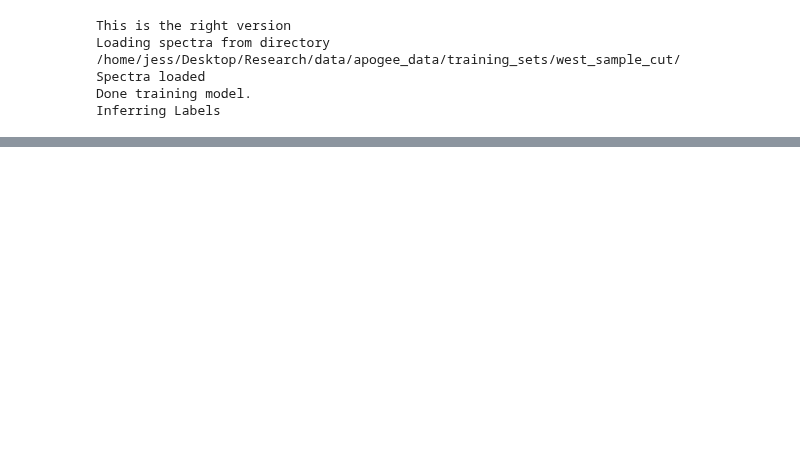
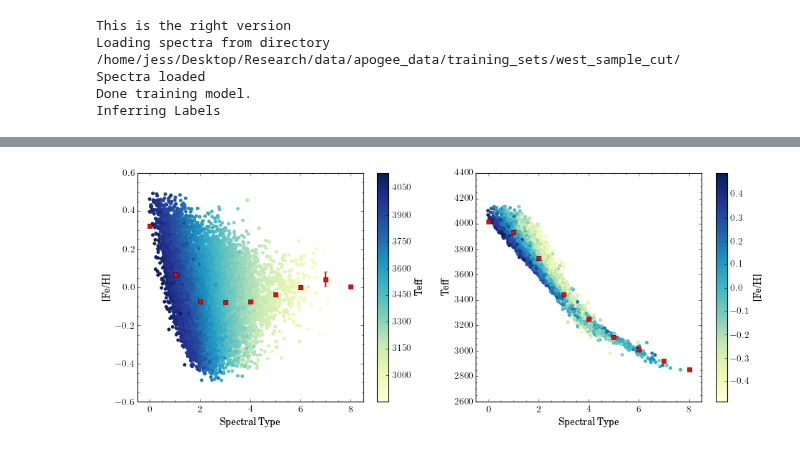
Before and after one commit to jbirky/Mdwarf_project, a Jupyter notebook: cannon_runs/apogee_test/test_west_model.ipynb, the cells around one changed output, grey strips where cells are left out. Cells and saved outputs as stored; diff of their text form; code cells hidden in the pictures; blank space fills up the shorter version.

```diff
--- a/cannon_runs/apogee_test/test_west_model.ipynb
+++ b/cannon_runs/apogee_test/test_west_model.ipynb
@@ -271,0 +179,32 @@ len(np.where(tst_label.T[0] > 7)[0])
+# %%
+subtypes = list(set(test['INT_SPT']))
+mean_feh, std_feh = [], []
+mean_teff, std_teff = [], []
+
+for sub in subtypes:
+    sub_test = test[test['INT_SPT'] == sub]
+    N = len(sub_test)
+    mean_feh.append(np.mean(sub_test['FE_H']))
+    std_feh.append(np.std(sub_test['FE_H'])/math.sqrt(N))
+    mean_teff.append(np.mean(sub_test['TEFF']))
+    std_teff.append(np.std(sub_test['TEFF'])/math.sqrt(N))
+
+fig, (ax1, ax2) = plt.subplots(1,2, figsize=[14,5])
+pl1 = ax1.scatter(test['SPT'], test['FE_H'], edgecolor='none', c=test['TEFF'], cmap='YlGnBu')
+ax1.errorbar(subtypes, mean_feh, yerr=std_feh, color='r', linewidth=2, fmt='s')
+plt.colorbar(pl1, ax=ax1).set_label('Teff')
+ax1.set_xlim(-.5,8.5)
+ax1.set_xlabel('Spectral Type')
+ax1.set_ylabel('[Fe/H]')
+ax1.minorticks_on()
+
+pl2 = ax2.scatter(test['SPT'], test['TEFF'], edgecolor='none', c=test['FE_H'], cmap='YlGnBu')
+ax2.errorbar(subtypes, mean_teff, yerr=std_teff, color='r', linewidth=2, fmt='s')
+plt.colorbar(pl2, ax=ax2).set_label('[Fe/H]')
+ax2.set_xlim(-.5,8.5)
+ax2.set_xlabel('Spectral Type')
+ax2.set_ylabel('Teff')
+ax2.minorticks_on()
+plt.show()
+# %% [output]
+[figure, added]
```
Also changed, not shown: parts of 27 cells of this notebook, 5 other files.
